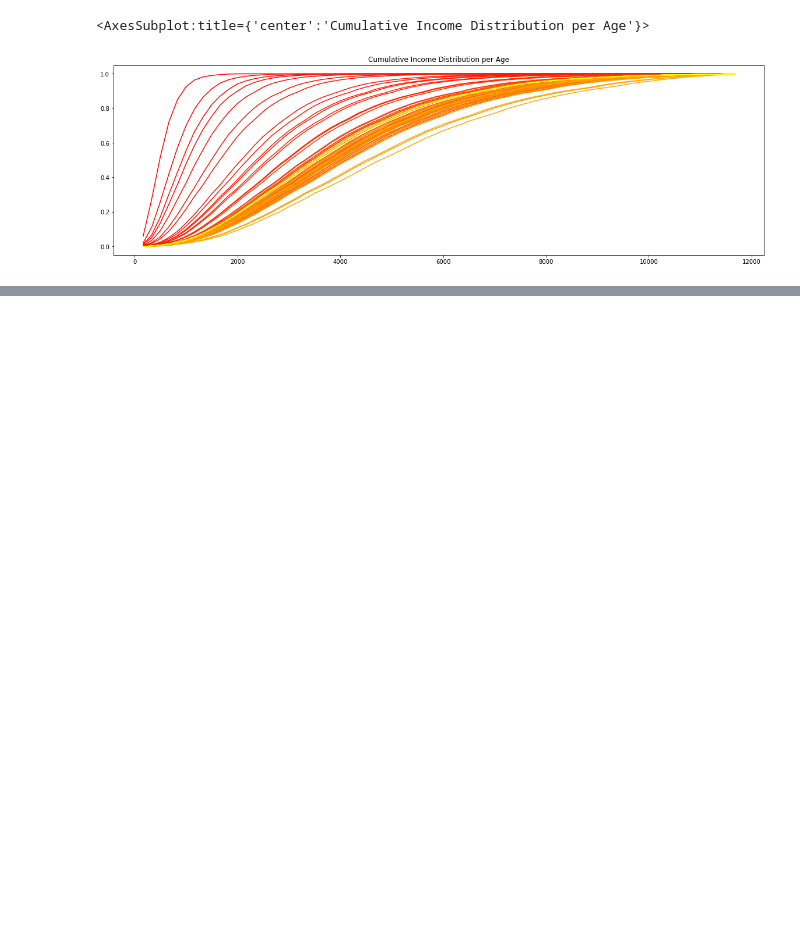
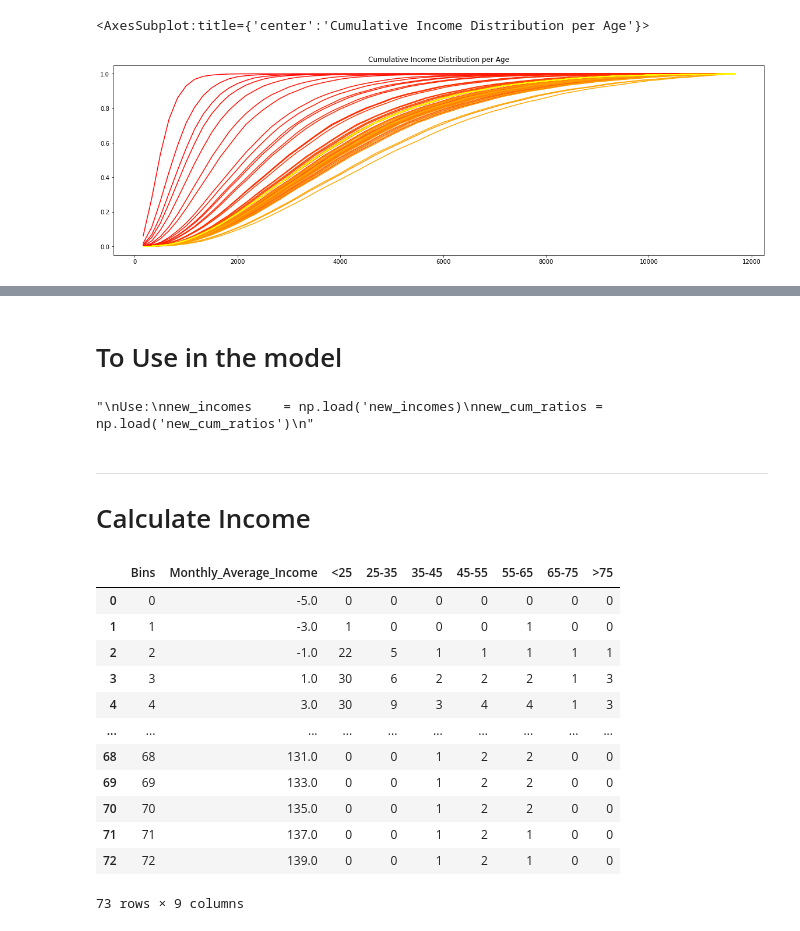
Before and after one commit to Caesar-blip/ABM, a Jupyter notebook: Income Distribution.ipynb, the cells around one changed output, grey strips where cells are left out. Saved outputs shown, nothing was run; the diff lists cells and outputs as text; code cells hidden in the pictures; blank space fills up the shorter version.

Commit message:
Income Distribution.ipynb with new functions + Income Data folder

```diff
--- a/Income Distribution.ipynb
+++ b/Income Distribution.ipynb
@@ -536,0 +375,2 @@ mv['Mean Income'].plot(figsize=(15, 5), title='Mean Income')
+# %% [markdown]
+# To Use in the model
@@ -536,0 +384,38 @@ mv['Mean Income'].plot(figsize=(15, 5), title='Mean Income')
+# %%
+np.save('new_incomes', incomes)
+np.save('new_cum_ratios', new_cum_ratios)
+
+"""
+Use:
+new_incomes    = np.load('new_incomes)
+new_cum_ratios = np.load('new_cum_ratios')
+"""
+# %% [output]
+"\nUse:\nnew_incomes    = np.load('new_incomes)\nnew_cum_ratios = np.load('new_cum_ratios')\n"
+# %% [markdown]
+------------------------------------------------------------------------------------------------------------------------------
+# Calculate Income
+# %%
+income_df = pd.read_csv("Income Data/Dutch_data.csv")
+
+income_df['Monthly_Average_Income'] = (income_df['Income_Low'] + income_df['Income_High'])/2
+income_df.drop(columns=["Income_High", "Income_Low"], inplace=True)
+income_df['Bins'] = income_df.index
+income_df = income_df[["Bins", "Monthly_Average_Income", '<25', '25-35', '35-45', '45-55', '55-65', '65-75', '>75']]
+income_df.to_csv("Income Data/Processed_Income.csv")
+incomes = income_df.to_numpy()
+income_df
+# %% [output]
+|  | Bins | Monthly_Average_Income | <25 | 25-35 | 35-45 | 45-55 | 55-65 | 65-75 | >75 |
+| 0 | 0 | -5.0 | 0 | 0 | 0 | 0 | 0 | 0 | 0 |
+| 1 | 1 | -3.0 | 1 | 0 | 0 | 0 | 1 | 0 | 0 |
+| 2 | 2 | -1.0 | 22 | 5 | 1 | 1 | 1 | 1 | 1 |
+| 3 | 3 | 1.0 | 30 | 6 | 2 | 2 | 2 | 1 | 3 |
+| 4 | 4 | 3.0 | 30 | 9 | 3 | 4 | 4 | 1 | 3 |
+| ... | ... | ... | ... | ... | ... | ... | ... | ... | ... |
+| 68 | 68 | 131.0 | 0 | 0 | 1 | 2 | 2 | 0 | 0 |
+| 69 | 69 | 133.0 | 0 | 0 | 1 | 2 | 2 | 0 | 0 |
+| 70 | 70 | 135.0 | 0 | 0 | 1 | 2 | 2 | 0 | 0 |
+| 71 | 71 | 137.0 | 0 | 0 | 1 | 2 | 1 | 0 | 0 |
+| 72 | 72 | 139.0 | 0 | 0 | 1 | 2 | 1 | 0 | 0 |
+73 rows × 9 columns
```
Also changed, not shown: parts of 23 cells of this notebook, 5 other files.
